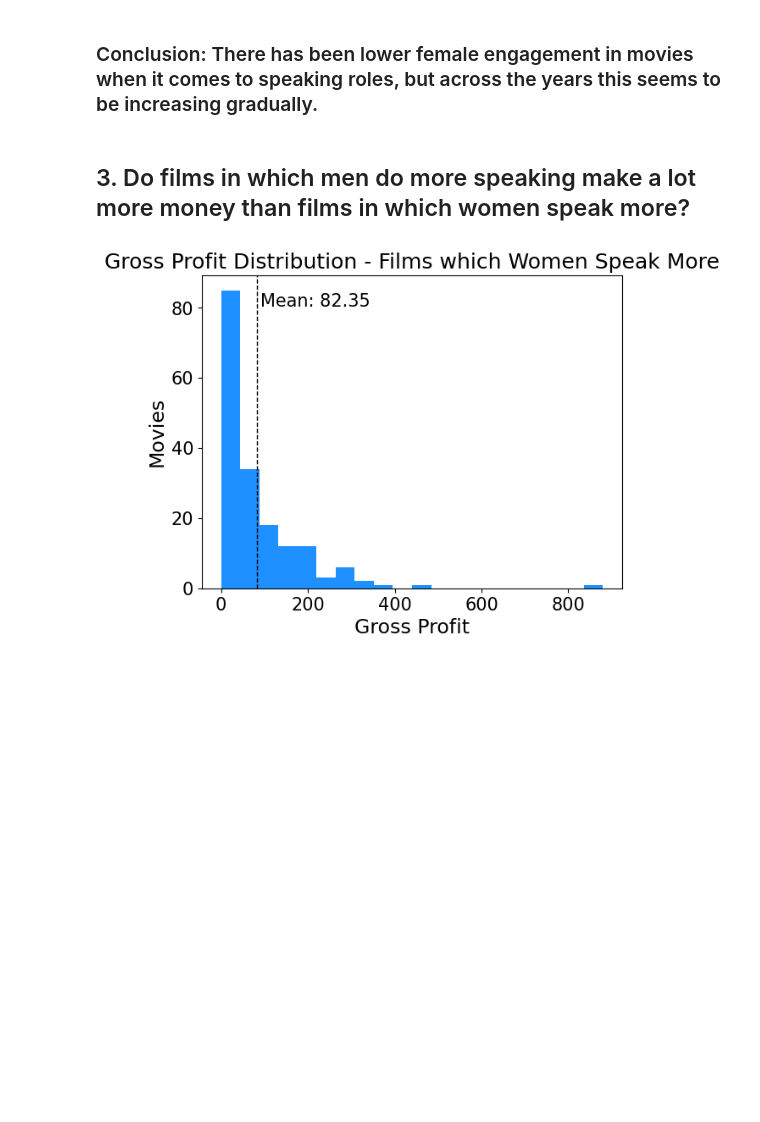
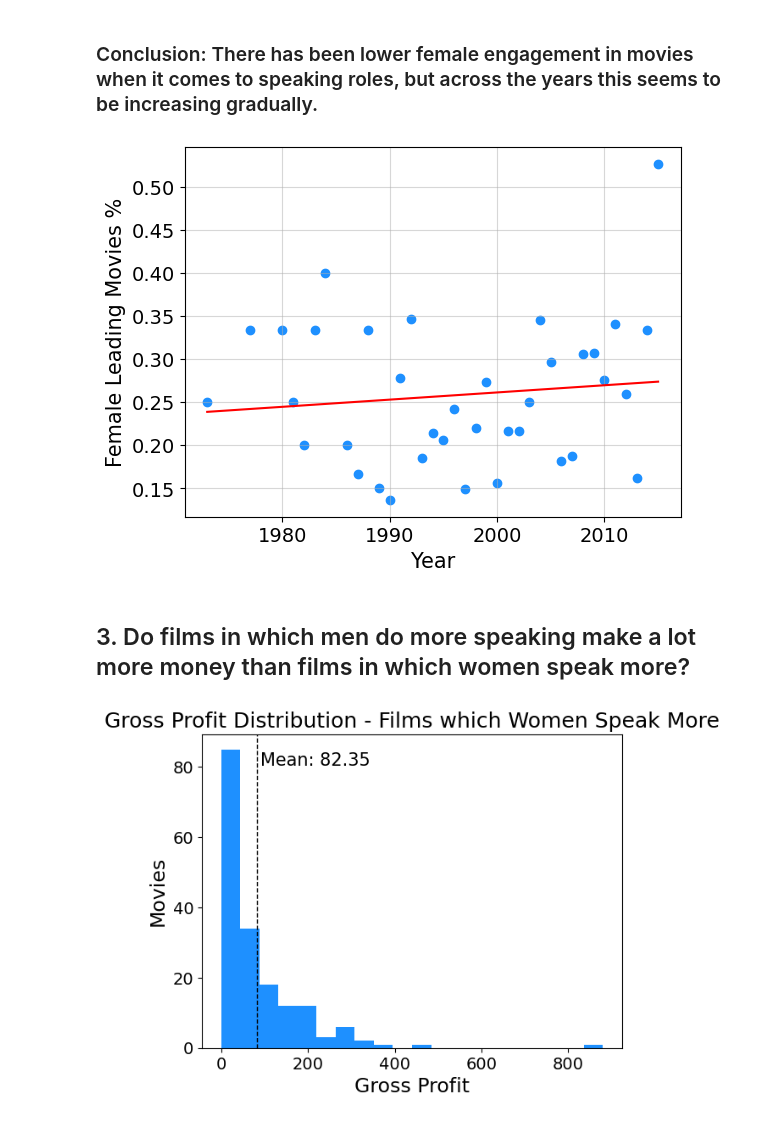
Before and after one commit to dininduviduneth/statistical-machine-learning-uu, a Jupyter notebook: data_analysis/da_dinindu_v1.ipynb, the cells around one changed output. Drawn from its saved outputs; the diff is of its cells as text; code cells hidden in the pictures; blank space fills up the shorter version.

```diff
--- a/data_analysis/da_dinindu_v1.ipynb
+++ b/data_analysis/da_dinindu_v1.ipynb
@@ -159,5 +159,21 @@ plot_scatter(words_spoken_v2.year, words_spoken_v2.words_contribution_female, "Y
 # %% [markdown]
 ### Conclusion: There has been lower female engagement in movies when it comes to speaking roles, but across the years this seems to be increasing gradually.
+# %%
+import matplotlib.pyplot as plt
+import numpy as np
+
+# words_spoken_v2 = train[["Number words female", "Total words", "Number of words lead", "Number words male", "Number of male actors", "Number of female actors", "Lead", "Year"]]
+# words_spoken_v2.rename(columns = {"Number words female": "number_words_female", "Number words male": "number_words_male", "Number of words lead": "number_words_lead", "Total words": "total_words", "Number of male actors": "male_actors", "Number of female actors": "female_actors", "Lead": "lead", "Year": "year"}, inplace = True)
+
+year_lead = train[["Year", "Lead"]]
+year_lead_v2 = pd.pivot_table(year_lead, index='Year', columns='Lead', aggfunc=len, fill_value=0)
+year_lead_v3 = year_lead_v2[year_lead_v2.Female != 0]
+year_lead_v3["female_lead_perc"] = year_lead_v3.Female / (year_lead_v3.Female + year_lead_v3.Male)
+year_lead_v4 = year_lead_v3[year_lead_v3.index > 1970]
+
+plot_scatter(year_lead_v4.index, year_lead_v4.female_lead_perc, "Year", "Female Leading Movies %", "", True)
+# %% [output]
+[figure, added]
 # %% [markdown]
 ## 3. Do films in which men do more speaking make a lot more money than films in which women speak more?
 # %%
```
Also changed, not shown: parts of 3 cells of this notebook, 2 other files.
